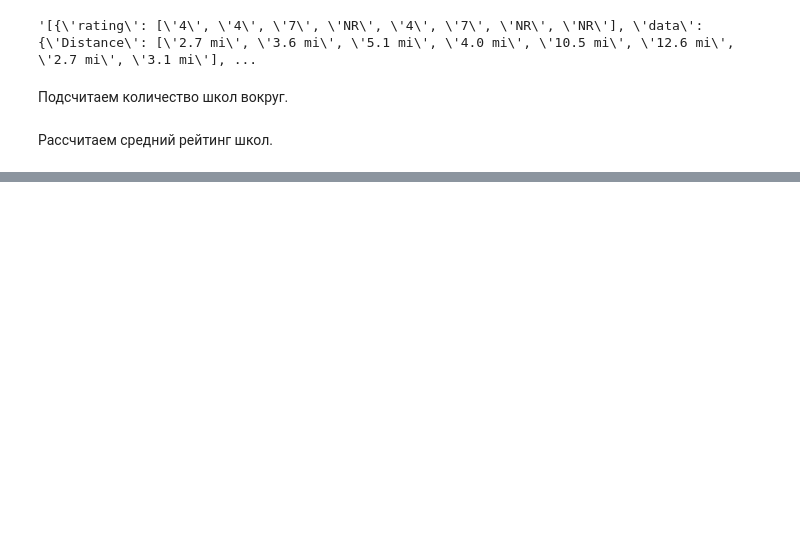
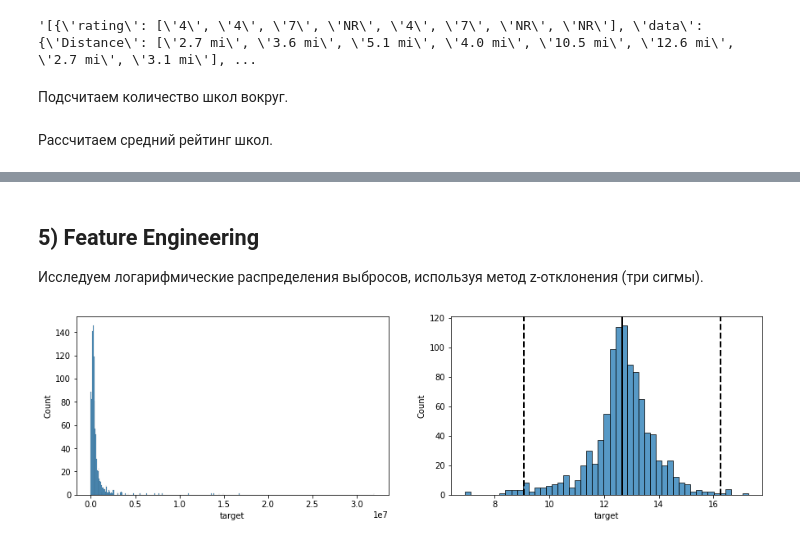
Before and after one commit to AleksandrOsip/Final-project-of-the-first-year-of-stud, a Jupyter notebook: project/project_me.ipynb, the cells around one changed output, grey strips where cells are left out. Saved outputs shown, nothing was run; the diff lists cells and outputs as text; code cells hidden in the pictures; blank space fills up the shorter version.

```diff
--- a/project/project_me.ipynb
+++ b/project/project_me.ipynb
@@ -1199,0 +1522,7 @@ data['schools_rating_ave'] = data['schools_rating_list'].apply(lambda x: round(s
+# %%
+# Чтобы заполнить недостающие значения, сгруппируем данные по 'property_Type', 'street', 'baths', 'beds', 'state', и 'city_size'.
+grouped_data = data.groupby(['property_type', 'street', 'baths', 'beds', 'state', 'city_size'])
+# Используем функцию "transform", чтобы вычислить средние значения для каждой группы и заполнить пробелы.
+data['sqft'] = grouped_data['sqft'].transform(lambda x: x.fillna(x.mean()))
+data['lot_size'] = grouped_data['lot_size'].transform(lambda x: x.fillna(x.mean()))
+data['price/sq.ft.'] = grouped_data['price/sq.ft.'].transform(lambda x: x.fillna(x.mean()))
@@ -1199,0 +1647,24 @@ data['schools_rating_ave'] = data['schools_rating_list'].apply(lambda x: round(s
+# %% [markdown]
+## 5) Feature Engineering
+Исследуем логарифмические распределения выбросов, используя метод z-отклонения (три сигмы).
+# %%
+# Проиллюстрируем с использованием выборки из 1000 случайно выбранных значений.
+sample_size = 1000
+sample = temp_data.sample(sample_size)
+
+fig, axes = plt.subplots(1, 2, figsize=(15, 4))
+# Создадим гистограмму.
+sns.histplot(data=sample, x='target', ax=axes[0])
+# Логарифм.
+log_target = np.log(sample['target'])
+# Создадим гистограмму в логарифмическом масштабе.
+sns.histplot(data=log_target, ax=axes[1])
+
+# Добавим вертикальные линии для среднего значения и 2 для стандартного отклонения слева и справа от среднего значения.
+axes[1].axvline(log_target.mean(), color='k', lw=2)
+axes[1].axvline(log_target.mean() + 3*log_target.std(),
+                color='k', ls='--', lw=2)
+axes[1].axvline(log_target.mean() - 3*log_target.std(),
+                color='k', ls='--', lw=2);
+# %% [output]
+[figure, added]
```
Also changed, not shown: parts of 119 cells of this notebook.
